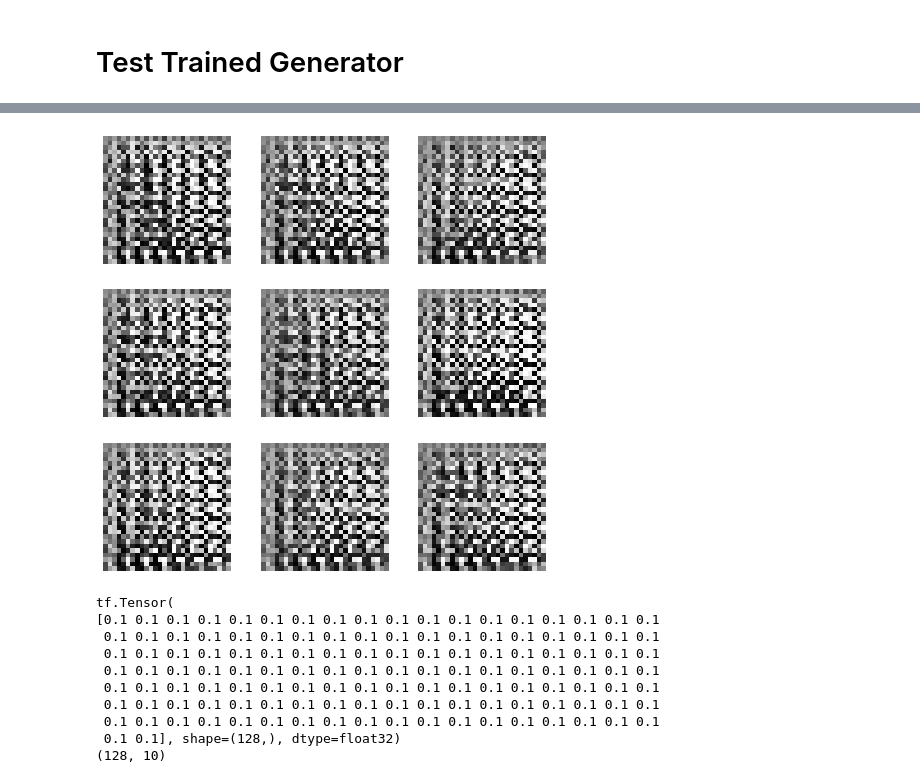
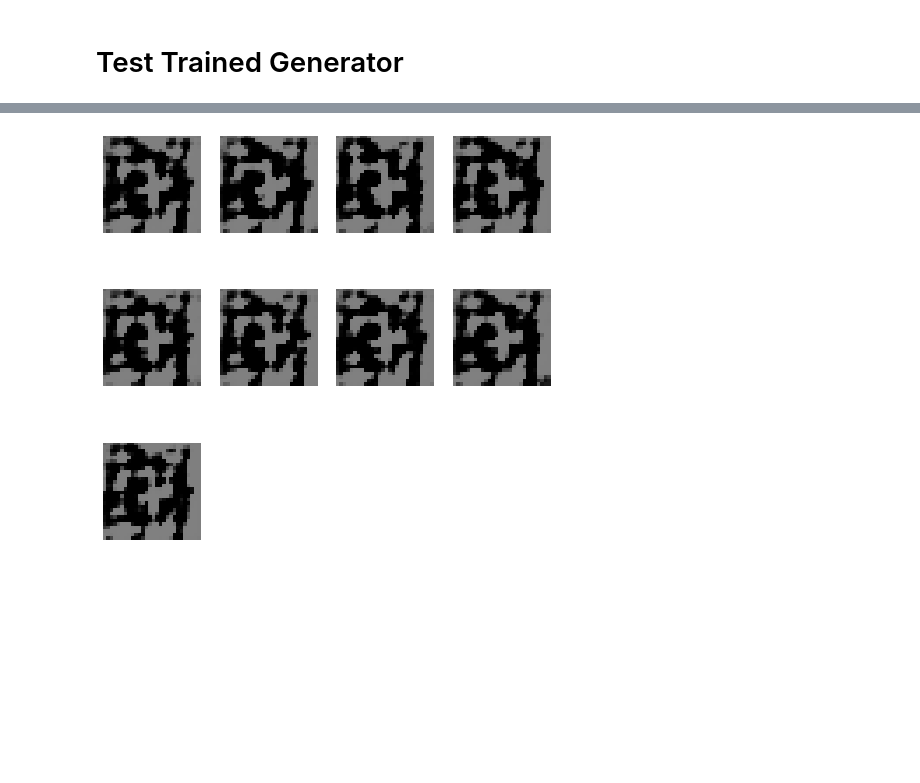
Before and after one commit to egesko/YoanoGAN, a Jupyter notebook: NoiceGAN_MNIST.ipynb, the cells around one changed output, grey strips where cells are left out. Cells and saved outputs as stored; diff of their text form; code cells hidden in the pictures; blank space fills up the shorter version.

```diff
--- a/NoiceGAN_MNIST.ipynb
+++ b/NoiceGAN_MNIST.ipynb
@@ -644,22 +603,16 @@ generated_image[7, 27, 27, 0]
-# %%
-generate_and_save_images(generator, seed)
-# %% [output]
-[figure, removed]
-# %%
-for x,y in dataset:
-  mean_tensor_single = tf.math.reduce_mean(y,axis=1)
-  print(mean_tensor_single)
-  mean_tensor_multi = tf.stack([mean_tensor_single,mean_tensor_single,mean_tensor_single,mean_tensor_single,mean_tensor_single,mean_tensor_single,mean_tensor_single,mean_tensor_single,mean_tensor_single,mean_tensor_single],axis=1)
-  print(mean_tensor_multi.shape)
-  break
-# %% [output]
-tf.Tensor(
-[0.1 0.1 0.1 0.1 0.1 0.1 0.1 0.1 0.1 0.1 0.1 0.1 0.1 0.1 0.1 0.1 0.1 0.1
- 0.1 0.1 0.1 0.1 0.1 0.1 0.1 0.1 0.1 0.1 0.1 0.1 0.1 0.1 0.1 0.1 0.1 0.1
- 0.1 0.1 0.1 0.1 0.1 0.1 0.1 0.1 0.1 0.1 0.1 0.1 0.1 0.1 0.1 0.1 0.1 0.1
- 0.1 0.1 0.1 0.1 0.1 0.1 0.1 0.1 0.1 0.1 0.1 0.1 0.1 0.1 0.1 0.1 0.1 0.1
- 0.1 0.1 0.1 0.1 0.1 0.1 0.1 0.1 0.1 0.1 0.1 0.1 0.1 0.1 0.1 0.1 0.1 0.1
- 0.1 0.1 0.1 0.1 0.1 0.1 0.1 0.1 0.1 0.1 0.1 0.1 0.1 0.1 0.1 0.1 0.1 0.1
- 0.1 0.1 0.1 0.1 0.1 0.1 0.1 0.1 0.1 0.1 0.1 0.1 0.1 0.1 0.1 0.1 0.1 0.1
- 0.1 0.1], shape=(128,), dtype=float32)
-(128, 10)
+# %%
+example_labels  = tf.keras.utils.to_categorical([0,0,0,0,0,0,0,0,0,0],  10)
+rand_y_in = tf.experimental.numpy.append(example_labels, tf.random.normal([example_labels.shape[0], noise_dim]), axis=1)
+
+generated_noise = generator(rand_y_in, training=False)
+generated_noise = generated_noise * 0.5
+generated_noise = tf.squeeze(generated_noise)
+generated_noise = generated_noise.numpy()
+# %%
+fig = plt.figure(figsize=(8, 8))
+for i in range(generated_noise.shape[0]-1):
+      plt.subplot(3, 4, i+1)
+      plt.imshow(generated_noise[i, :, :], cmap='gray',vmin=0, vmax=1)
+      plt.axis('off')
+# %% [output]
+[figure, added]
```
Also changed, not shown: parts of 12 cells of this notebook.
